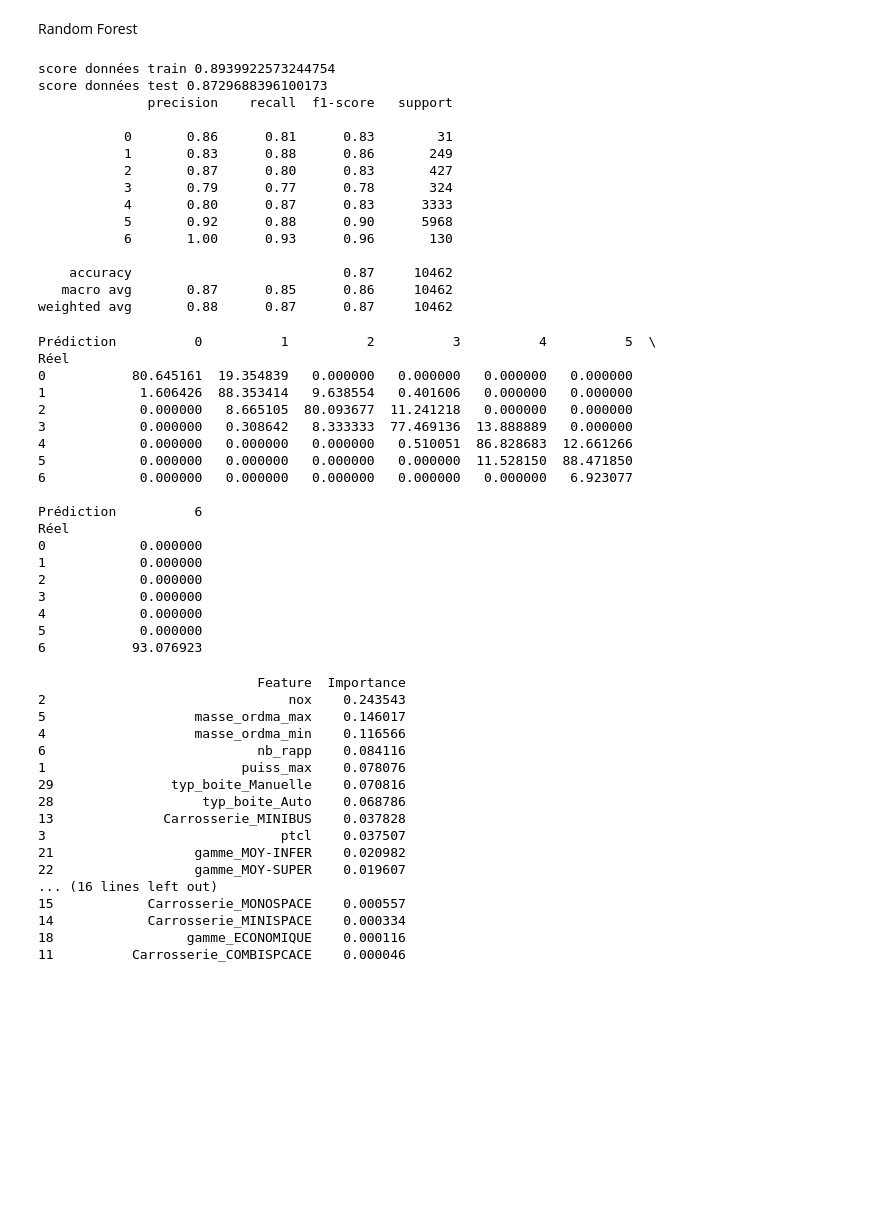
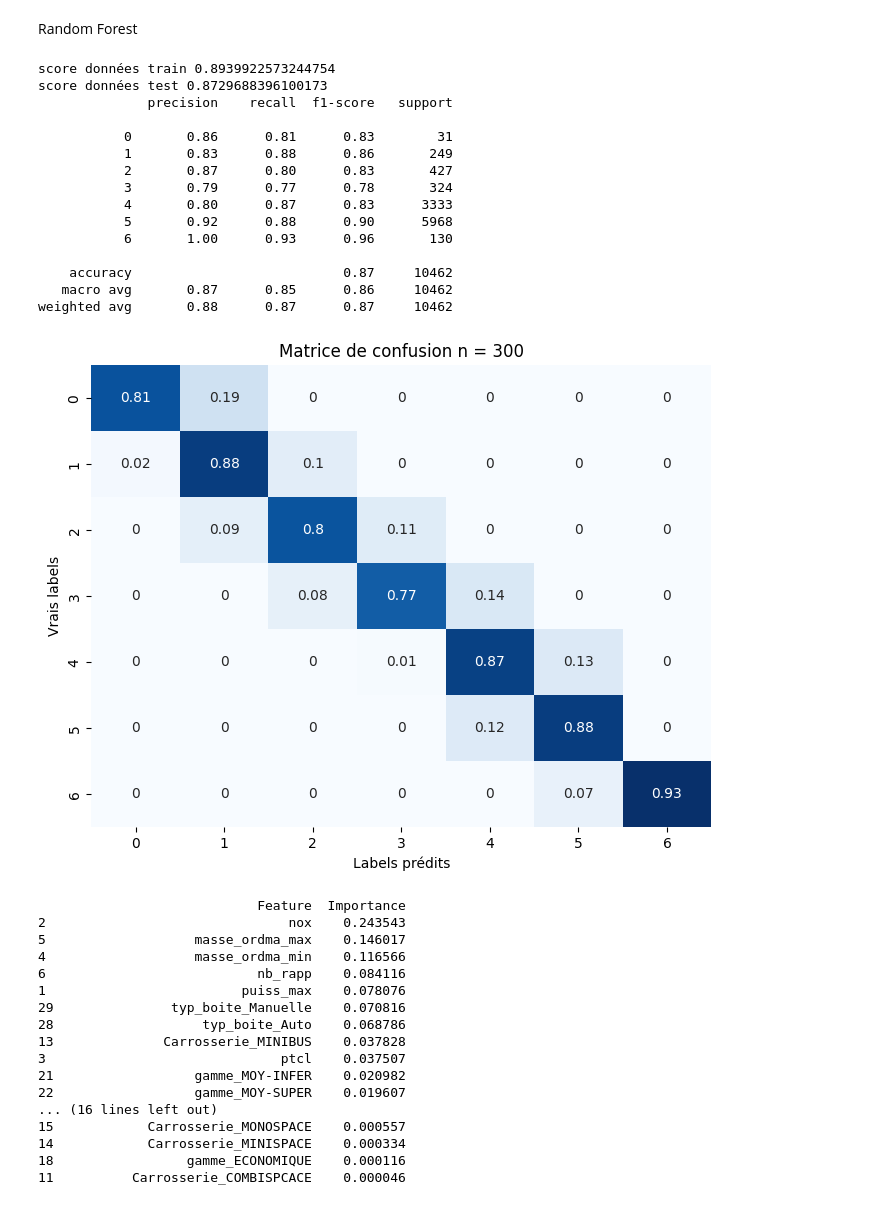
Before and after one commit to DataScientest-Studio/dec24_bds_co2, a Jupyter notebook: notebooks/Premiers_modeles.ipynb, the cells around one changed output. Saved outputs shown, nothing was run; the diff lists cells and outputs as text; code cells hidden in the pictures; blank space fills up the shorter version.

Commit message:
Nouveaux tests

```diff
--- a/notebooks/Premiers_modeles.ipynb
+++ b/notebooks/Premiers_modeles.ipynb
@@ -140,66 +140,51 @@ Random Forest
 # %%
 from sklearn.ensemble import RandomForestClassifier
 from sklearn.metrics import classification_report
+from sklearn.metrics import confusion_matrix
+import matplotlib.pyplot as plt
+import seaborn as sns
+
 
 # Modele
 model = RandomForestClassifier(n_estimators=300, random_state=42)
 model.fit(X_train_scaled, y_train)
 
 # Prediction
 y_pred = model.predict(X_test_scaled)
 
 
 # Résultats
 print('score données train', model.score(X_train_scaled, y_train))
 print('score données test', model.score(X_test_scaled, y_test))
 print(classification_report(y_test, y_pred))
 
+cnf_matrix = confusion_matrix(y_test, y_pred, normalize='true').round(2)
+
+plt.figure(figsize=(8, 6))
+plt.title("Matrice de confusion n = 300")
+sns.heatmap(cnf_matrix, cmap='Blues', annot=True, cbar=False)
+plt.ylabel('Vrais labels')
+plt.xlabel('Labels prédits')
+plt.show()
 
 # Certaines classes sont sous représentées
 # %% [output]
 score données train 0.8939922573244754
 score données test 0.8729688396100173
               precision    recall  f1-score   support
 
            0       0.86      0.81      0.83        31
            1       0.83      0.88      0.86       249
            2       0.87      0.80      0.83       427
            3       0.79      0.77      0.78       324
            4       0.80      0.87      0.83      3333
            5       0.92      0.88      0.90      5968
            6       1.00      0.93      0.96       130
 
     accuracy                           0.87     10462
    macro avg       0.87      0.85      0.86     10462
 weighted avg       0.88      0.87      0.87     10462
+[figure, added]
-# %%
-# Matrice de confusion
-conf_matrix = pd.crosstab(y_test, y_pred, rownames=['Réel'], colnames=['Prédiction'], dropna=False)
-
-# Calculer les pourcentages par ligne
-conf_matrix_percentage = conf_matrix.div(conf_matrix.sum(axis=1), axis=0) * 100
-
-print(conf_matrix_percentage)
-# %% [output]
-Prédiction          0          1          2          3          4          5  \
-Réel
-0           80.645161  19.354839   0.000000   0.000000   0.000000   0.000000
-1            1.606426  88.353414   9.638554   0.401606   0.000000   0.000000
-2            0.000000   8.665105  80.093677  11.241218   0.000000   0.000000
-3            0.000000   0.308642   8.333333  77.469136  13.888889   0.000000
-4            0.000000   0.000000   0.000000   0.510051  86.828683  12.661266
-5            0.000000   0.000000   0.000000   0.000000  11.528150  88.471850
-6            0.000000   0.000000   0.000000   0.000000   0.000000   6.923077
-
-Prédiction          6
-Réel
-0            0.000000
-1            0.000000
-2            0.000000
-3            0.000000
-4            0.000000
-5            0.000000
-6           93.076923
 # %%
 importances = model.feature_importances_
 
```
Also changed, not shown: parts of 16 cells of this notebook.
